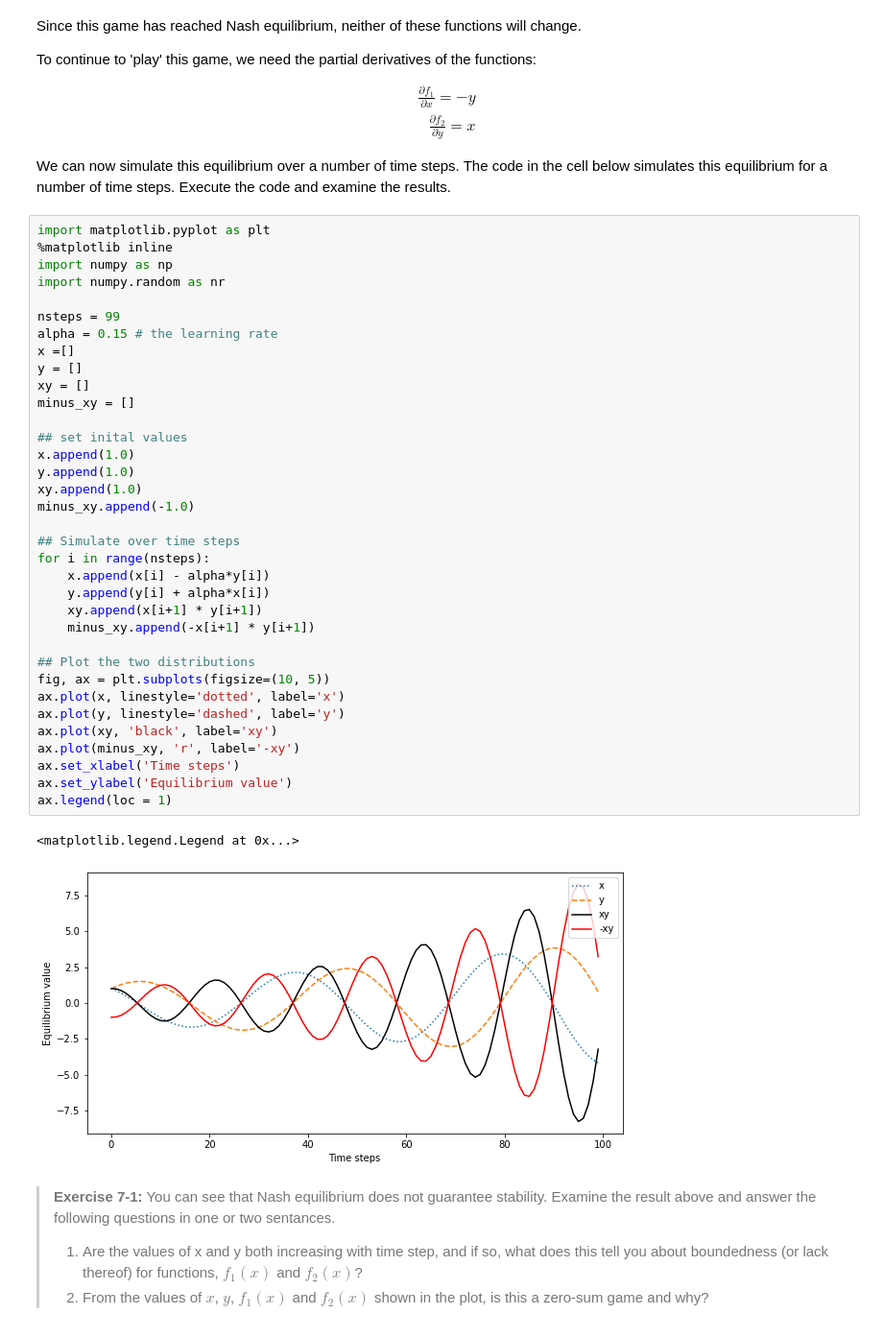
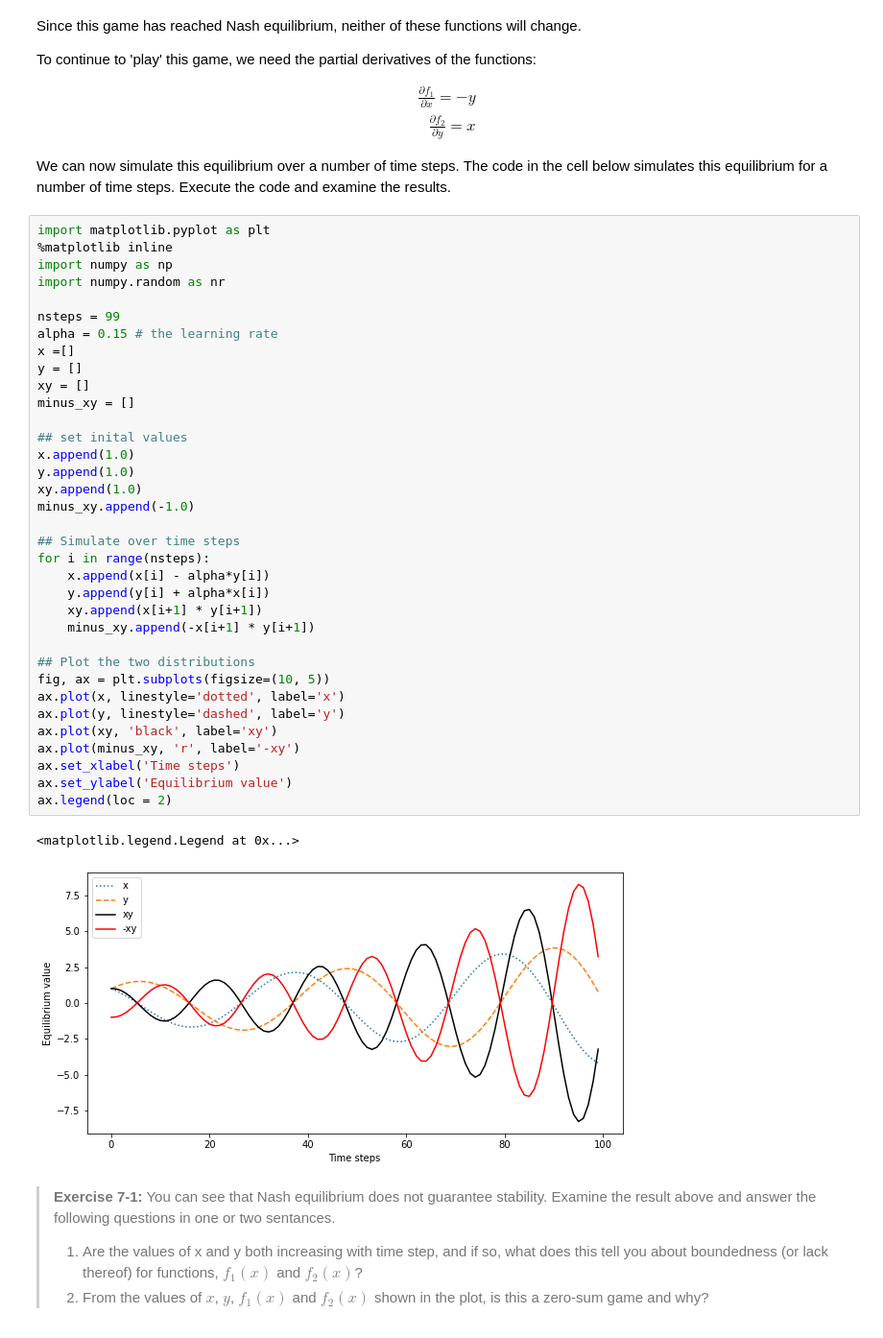
Before and after one commit to rodolfolermacontreras/ML_3_Assignment_7, a Jupyter notebook: 7_IntroductionToGANs.ipynb, the cells around one changed output. Shown at 96% size. Cells and saved outputs as stored; diff of their text form.

```diff
--- a/7_IntroductionToGANs.ipynb
+++ b/7_IntroductionToGANs.ipynb
@@ -109,35 +109,35 @@ import numpy.random as nr
 nsteps = 99
 alpha = 0.15 # the learning rate
 x =[]
 y = []
 xy = []
 minus_xy = []
 
 ## set inital values
 x.append(1.0)
 y.append(1.0)
 xy.append(1.0)
 minus_xy.append(-1.0)
 
 ## Simulate over time steps
 for i in range(nsteps):
     x.append(x[i] - alpha*y[i])
     y.append(y[i] + alpha*x[i])
     xy.append(x[i+1] * y[i+1])
     minus_xy.append(-x[i+1] * y[i+1])
 
 ## Plot the two distributions
 fig, ax = plt.subplots(figsize=(10, 5))
 ax.plot(x, linestyle='dotted', label='x')
 ax.plot(y, linestyle='dashed', label='y')
 ax.plot(xy, 'black', label='xy')
 ax.plot(minus_xy, 'r', label='-xy')
 ax.set_xlabel('Time steps')
 ax.set_ylabel('Equilibrium value')
-ax.legend(loc = 1)
+ax.legend(loc = 2)
 # %% [output]
 <matplotlib.legend.Legend at 0x...>
-[figure, old version]
+[figure, new version]
 # %% [markdown]
 > **Exercise 7-1:** You can see that Nash equilibrium does not guarantee stability. Examine the result above and answer the following questions in one or two sentances.
 > 1. Are the values of x and y both increasing with time step, and if so, what does this tell you about boundedness (or lack thereof) for functions, $f_1(x)$ and $f_2(x)$?
```
Also changed, not shown: parts of 3 cells of this notebook.
